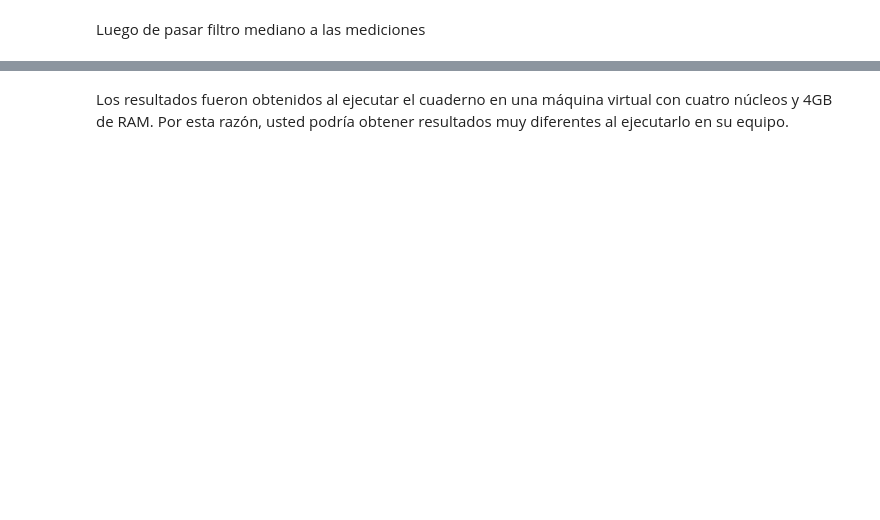
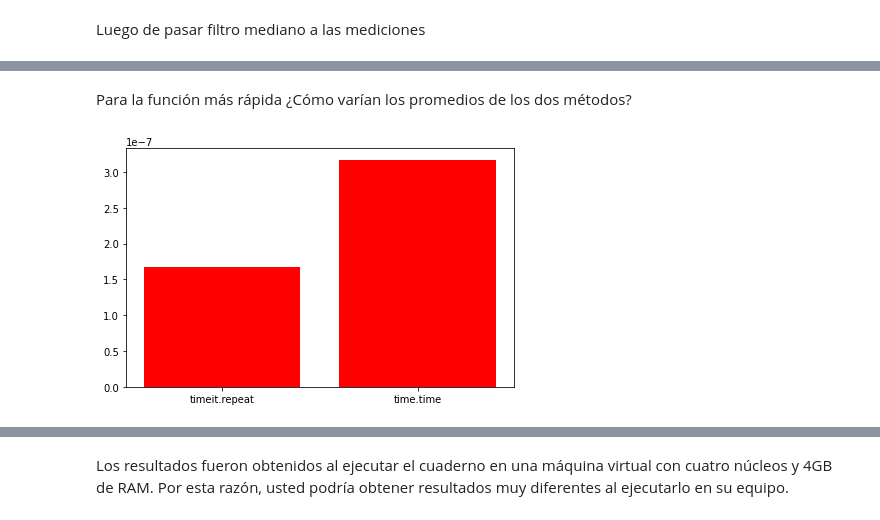
Before and after one commit to stefano-andre/sobre-python, a Jupyter notebook: python-timing.ipynb, the cells around one changed output, grey strips where cells are left out. Drawn from its saved outputs; the diff is of its cells as text; code cells hidden in the pictures; blank space fills up the shorter version.

```diff
--- a/python-timing.ipynb
+++ b/python-timing.ipynb
@@ -591 +611,13 @@ plt.legend()
+# %% [markdown]
+Para la función más rápida ¿Cómo varían los promedios de los dos métodos?
+# %%
+noms = ['timeit.repeat','time.time']
+proms = [
+    statistics.mean(t0),
+    statistics.mean(r0)
+]
+plt.bar(noms,proms,color='r')
+plt.tight_layout()
+# %% [output]
+[figure, added]
 # %% [markdown]
```
Also changed, not shown: parts of 51 cells of this notebook.
